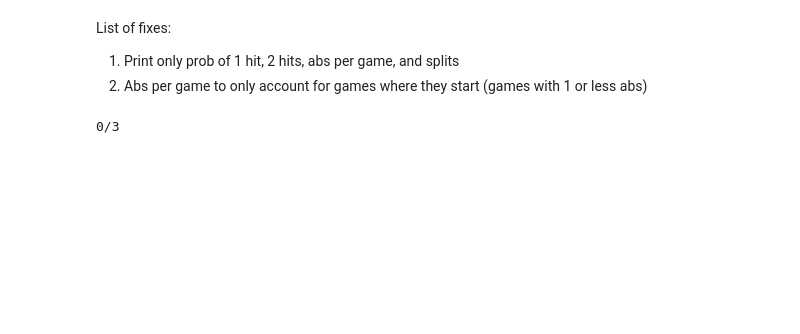
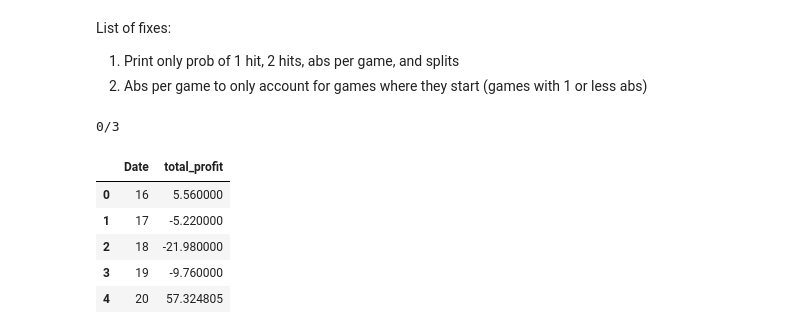
Before and after one commit to frate3/Sports_odds, a Jupyter notebook: bsbl.ipynb, the cells around one changed output. Drawn from its saved outputs; the diff is of its cells as text; code cells hidden in the pictures; blank space fills up the shorter version.

```diff
--- a/bsbl.ipynb
+++ b/bsbl.ipynb
@@ -853,5 +853,25 @@ get_abs("Juan","Soto","2026-05-10")
 # %%
 from bet_handle import search_db
 import pandas as pd
 import matplotlib.pyplot as plt
+
+df = pd.DataFrame(search_db(False))
+df['Payout'] = df['Payout'].astype(float)
+df['Wager'] = df['Wager'].astype(float)
+df["Date"] = pd.to_datetime(df["Date"])
+
+daily_profit = (
+    df.assign(profit=df["Payout"] - df["Wager"])
+      .groupby(df["Date"].dt.day)["profit"]
+      .sum()
+      .reset_index(name="total_profit")
+)
+daily_profit
+# %% [output]
+|  | Date | total_profit |
+| 0 | 16 | 5.560000 |
+| 1 | 17 | -5.220000 |
+| 2 | 18 | -21.980000 |
+| 3 | 19 | -9.760000 |
+| 4 | 20 | 57.324805 |
 # %%
```
Also changed, not shown: parts of 3 cells of this notebook, 4 other files.
